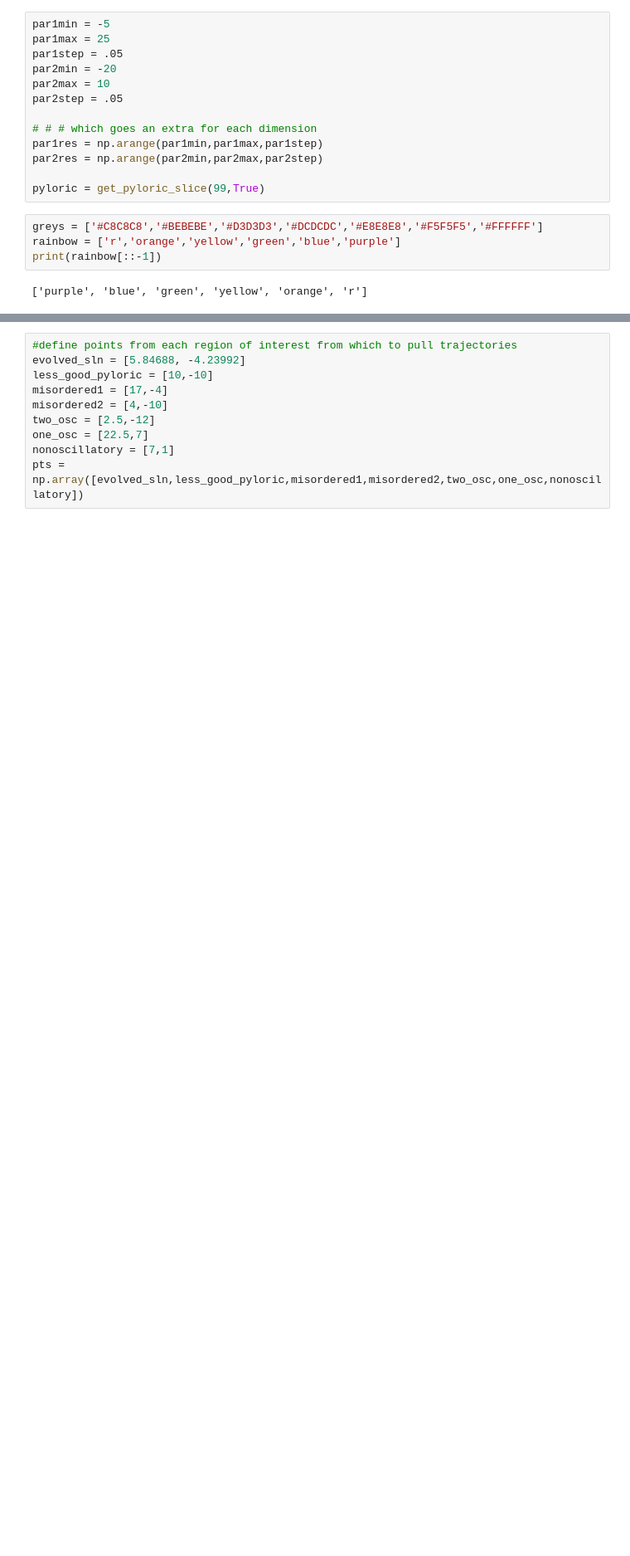
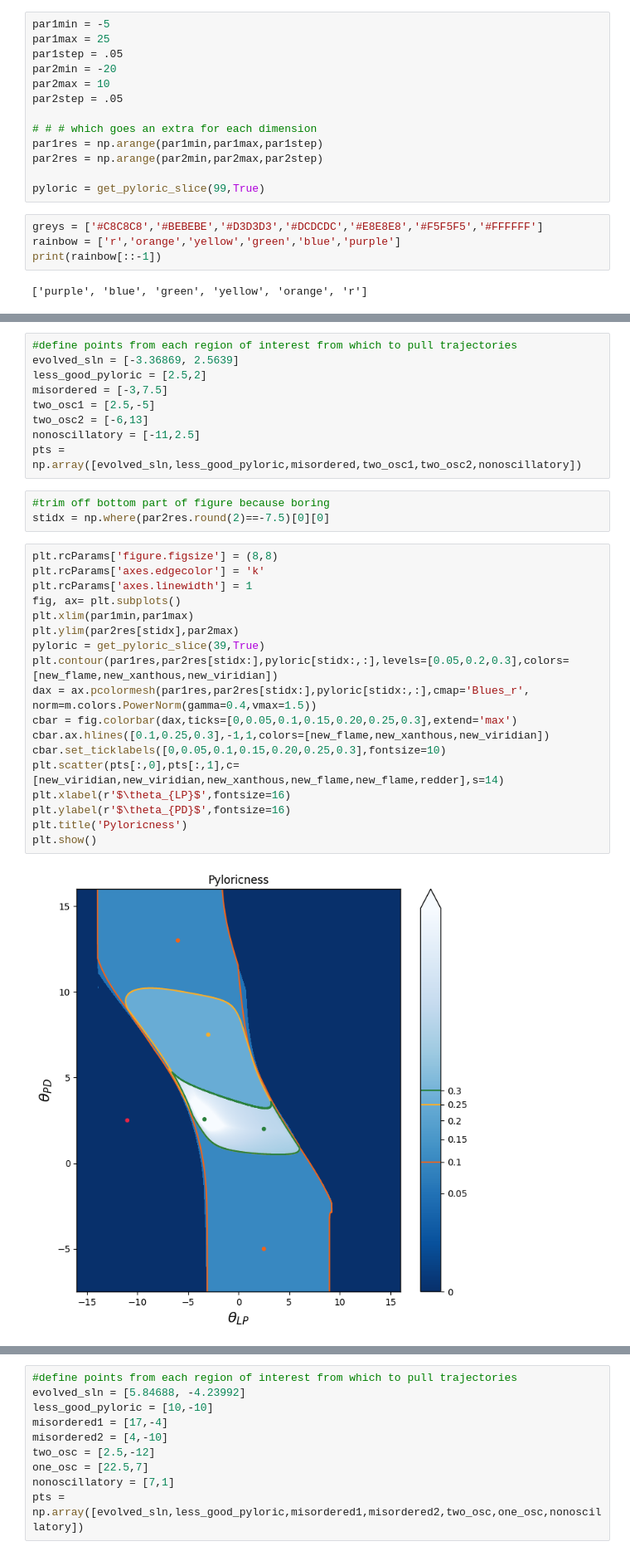
Before and after one commit to ljstolting/EvolvingHP, a Jupyter notebook: Cpp/VizIndividualSolution.ipynb, the cells around one changed output, grey strips where cells are left out. Shown at 83% size. Saved outputs shown, nothing was run; the diff lists cells and outputs as text; blank space fills up the shorter version.

```diff
--- a/Cpp/VizIndividualSolution.ipynb
+++ b/Cpp/VizIndividualSolution.ipynb
@@ -128,0 +133,32 @@ print(rainbow[::-1])
+# %%
+#define points from each region of interest from which to pull trajectories
+evolved_sln = [-3.36869, 2.5639]
+less_good_pyloric = [2.5,2]
+misordered = [-3,7.5]
+two_osc1 = [2.5,-5]
+two_osc2 = [-6,13]
+nonoscillatory = [-11,2.5]
+pts = np.array([evolved_sln,less_good_pyloric,misordered,two_osc1,two_osc2,nonoscillatory])
+# %%
+#trim off bottom part of figure because boring
+stidx = np.where(par2res.round(2)==-7.5)[0][0]
+# %%
+plt.rcParams['figure.figsize'] = (8,8)
+plt.rcParams['axes.edgecolor'] = 'k'
+plt.rcParams['axes.linewidth'] = 1
+fig, ax= plt.subplots()
+plt.xlim(par1min,par1max)
+plt.ylim(par2res[stidx],par2max)
+pyloric = get_pyloric_slice(39,True)
+plt.contour(par1res,par2res[stidx:],pyloric[stidx:,:],levels=[0.05,0.2,0.3],colors=[new_flame,new_xanthous,new_viridian])
+dax = ax.pcolormesh(par1res,par2res[stidx:],pyloric[stidx:,:],cmap='Blues_r', norm=m.colors.PowerNorm(gamma=0.4,vmax=1.5))
+cbar = fig.colorbar(dax,ticks=[0,0.05,0.1,0.15,0.20,0.25,0.3],extend='max')
+cbar.ax.hlines([0.1,0.25,0.3],-1,1,colors=[new_flame,new_xanthous,new_viridian])
+cbar.set_ticklabels([0,0.05,0.1,0.15,0.20,0.25,0.3],fontsize=10)
+plt.scatter(pts[:,0],pts[:,1],c=[new_viridian,new_viridian,new_xanthous,new_flame,new_flame,redder],s=14)
+plt.xlabel(r'$\theta_{LP}$',fontsize=16)
+plt.ylabel(r'$\theta_{PD}$',fontsize=16)
+plt.title('Pyloricness')
+plt.show()
+# %% [output]
+[figure, added]
```
Also changed, not shown: parts of 13 cells of this notebook, 32 other files.
